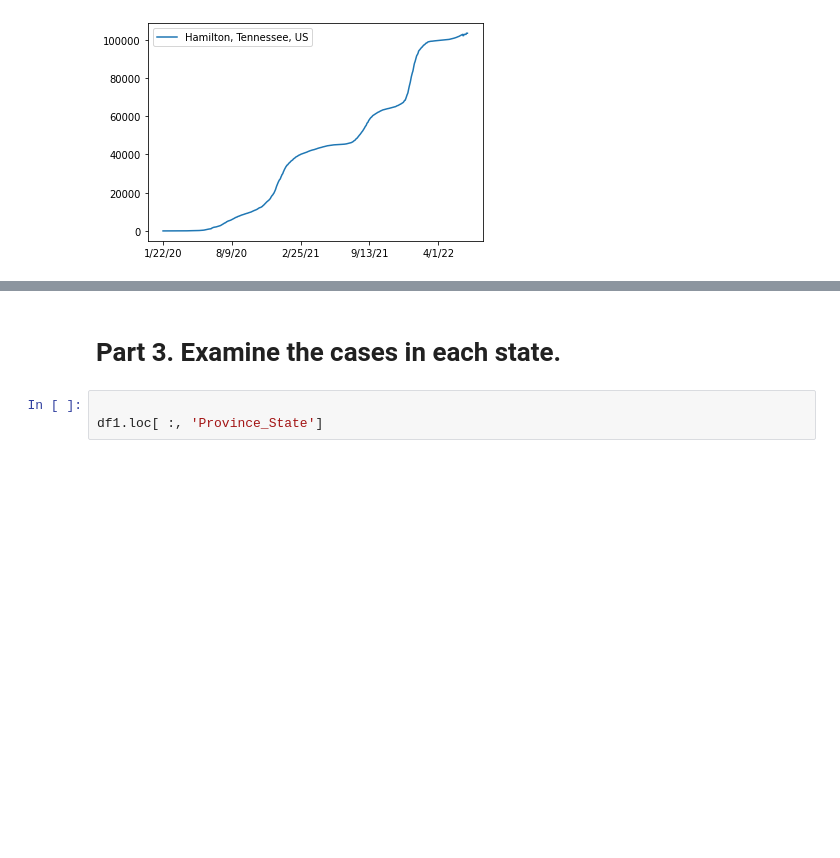
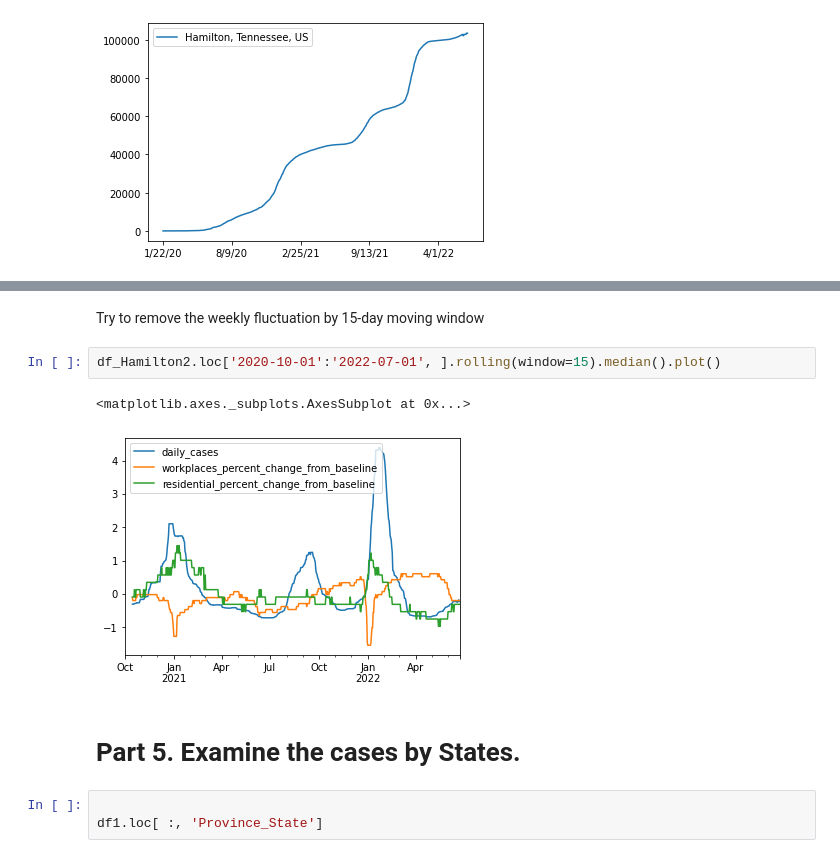
Before and after one commit to hongqin/Python-CoLab-bootcamp, a Jupyter notebook: Learn_Python_by_analying_covid19.ipynb, the cells around one changed output, grey strips where cells are left out. Drawn from its saved outputs; the diff is of its cells as text; blank space fills up the shorter version.

```diff
--- a/Learn_Python_by_analying_covid19.ipynb
+++ b/Learn_Python_by_analying_covid19.ipynb
@@ -355,5 +533,12 @@ df1.loc[df1['Combined_Key'] == 'Hamilton, Tennessee, US'].iloc[:, 11:].transpose
+# %% [markdown]
+ Try to remove the weekly fluctuation by 15-day moving window
+# %%
+df_Hamilton2.loc['2020-10-01':'2022-07-01', ].rolling(window=15).median().plot()
+# %% [output]
+<matplotlib.axes._subplots.AxesSubplot at 0x...>
+[figure, added]
 # %% [markdown]
-# Part 3. Examine the cases in each state.
+# Part 5. Examine the cases by States.
 # %%
 
 df1.loc[ :, 'Province_State']
```
Also changed, not shown: parts of 93 cells of this notebook.
